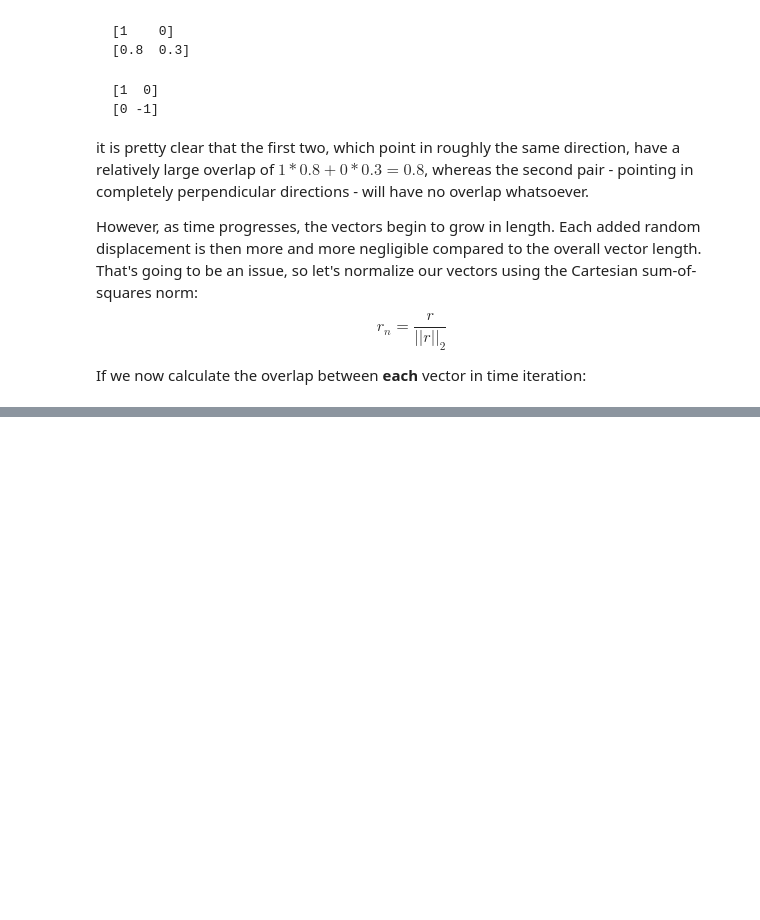
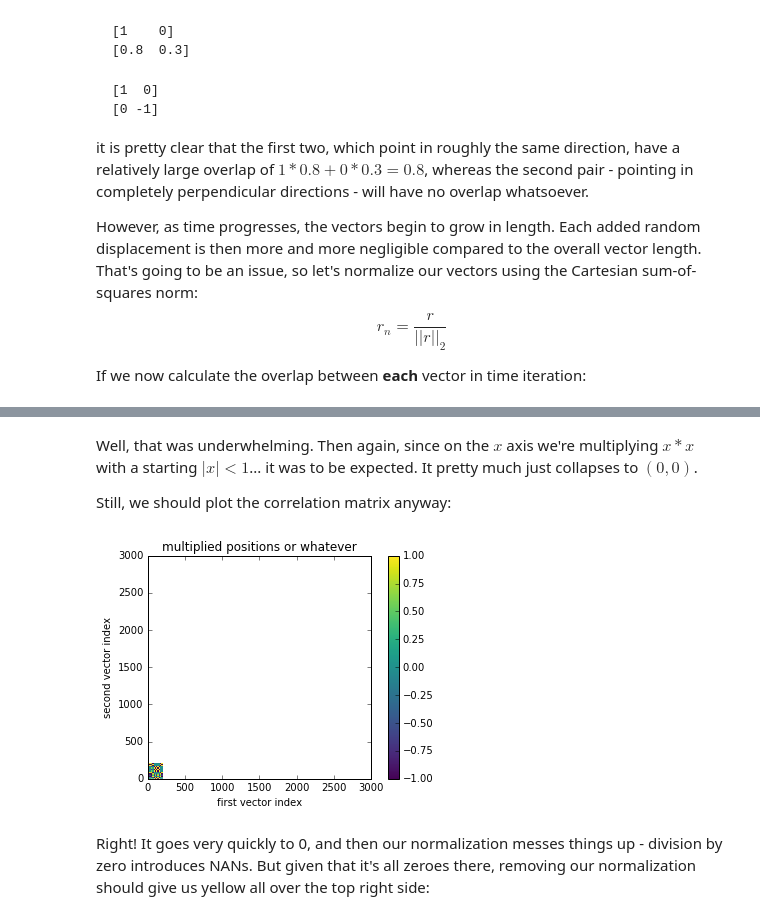
Before and after one commit to StanczakDominik/ScienceNotes, a Jupyter notebook: 1_RandomWalkCorrelations.ipynb, the cells around one changed output, grey strips where cells are left out. Cells and saved outputs as stored; diff of their text form; code cells hidden in the pictures; blank space fills up the shorter version.

```diff
--- a/1_RandomWalkCorrelations.ipynb
+++ b/1_RandomWalkCorrelations.ipynb
@@ -116,0 +134,10 @@ plot(correlations_matrix(r_history), 'positions, time increases to top right')
+# %% [markdown]
+Well, that was underwhelming. Then again, since on the $x$ axis we're multiplying $x * x$ with a starting $|x| < 1$... it was to be expected. It pretty much just collapses to $(0, 0)$.
+
+Still, we should plot the correlation matrix anyway:
+# %%
+plot(correlations_matrix(r_product_history), "multiplied positions or whatever")
+# %% [output]
+[figure, added]
+# %% [markdown]
+Right! It goes very quickly to 0, and then our normalization messes things up - division by zero introduces NANs. But given that it's all zeroes there, removing our normalization should give us yellow all over the top right side:
```
Also changed, not shown: parts of 10 cells of this notebook, 1 other file.
